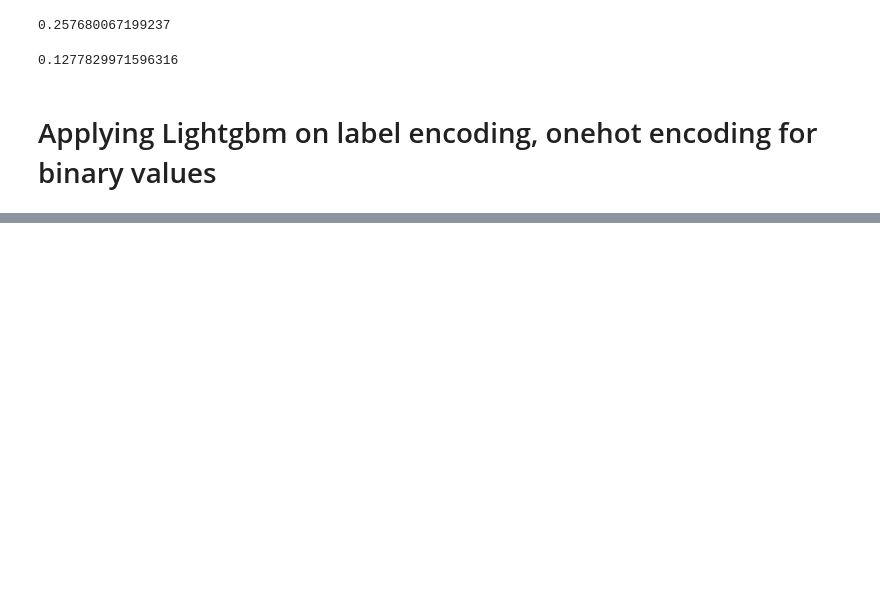
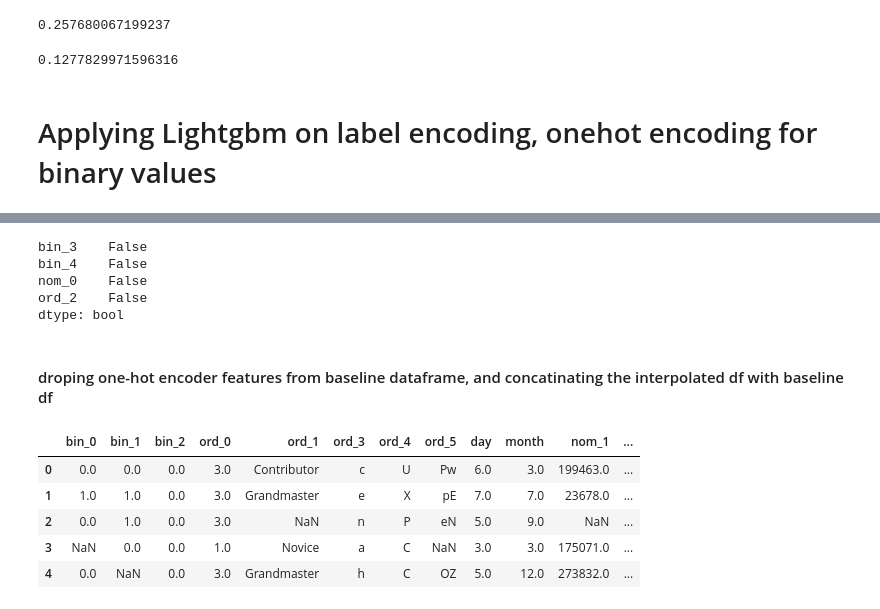
Before and after one commit to ErfanEbrahimiBazaz/encoding_categorical_variables, a Jupyter notebook: Applying different encoders.ipynb, the cells around one changed output, grey strips where cells are left out. Saved outputs shown, nothing was run; the diff lists cells and outputs as text; code cells hidden in the pictures; blank space fills up the shorter version.

Commit message:
Implementing count and onehot encoders

```diff
--- a/Applying different encoders.ipynb
+++ b/Applying different encoders.ipynb
@@ -751,0 +754,17 @@ metrics.mean_tweedie_deviance(y_test, pred)
+# %%
+df_train_ce = pd.read_csv('Train.csv')
+y = df_train_ce['target']
+df_test_ce = pd.read_csv('Test.csv')
+df_train_ce.drop(['id', 'target'], axis=1, inplace=True)
+df_test_ce.drop('id', axis=1, inplace=True)
+df_tmp = pd.concat([df_train_ce, df_test_ce], ignore_index=True)
+
+# Applying count_encoding to nominal values
+cat_features = ['nom_1', 'nom_2', 'nom_3', 'nom_4', 'nom_5', 'nom_6', 'nom_7', 'nom_8', 'nom_9']
+count_enc = ce.CountEncoder(handle_missing='return_nan')
+df_count = count_enc.fit_transform(df_tmp[cat_features])
+
+# concatinating two dataframes column-wise
+df_tmp2 = df_tmp.drop(cat_features, axis=1)
+df_encoded = pd.concat([df_tmp2, df_count], axis=1)
+df_encoded.head()
@@ -751,0 +805,5 @@ metrics.mean_tweedie_deviance(y_test, pred)
+# %%
+onehot_cols = ['bin_3', 'bin_4', 'nom_0', 'ord_2']
+for col in onehot_cols:
+    print('column {} ----- {} unique values ---- type: {} '.format(col, df_encoded[col].nunique(),
+                                                                   df_encoded[col].dtype.name))
@@ -751,0 +836,20 @@ metrics.mean_tweedie_deviance(y_test, pred)
+# %%
+df.isnull().any()
+# %% [output]
+bin_3    False
+bin_4    False
+nom_0    False
+ord_2    False
+dtype: bool
+# %% [markdown]
+#### droping one-hot encoder features from baseline dataframe, and concatinating the interpolated df with baseline df
+# %%
+df_encoded.drop(onehot_cols, axis=1, inplace=True)
+df_encoded.head()
+# %% [output]
+|  | bin_0 | bin_1 | bin_2 | ord_0 | ord_1 | ord_3 | ord_4 | ord_5 | day | month | nom_1 | ... |
+| 0 | 0.0 | 0.0 | 0.0 | 3.0 | Contributor | c | U | Pw | 6.0 | 3.0 | 199463.0 | ... |
+| 1 | 1.0 | 1.0 | 0.0 | 3.0 | Grandmaster | e | X | pE | 7.0 | 7.0 | 23678.0 | ... |
+| 2 | 0.0 | 1.0 | 0.0 | 3.0 | NaN | n | P | eN | 5.0 | 9.0 | NaN | ... |
+| 3 | NaN | 0.0 | 0.0 | 1.0 | Novice | a | C | NaN | 3.0 | 3.0 | 175071.0 | ... |
+| 4 | 0.0 | NaN | 0.0 | 3.0 | Grandmaster | h | C | OZ | 5.0 | 12.0 | 273832.0 | ... |
```
Also changed, not shown: parts of 28 cells of this notebook.
